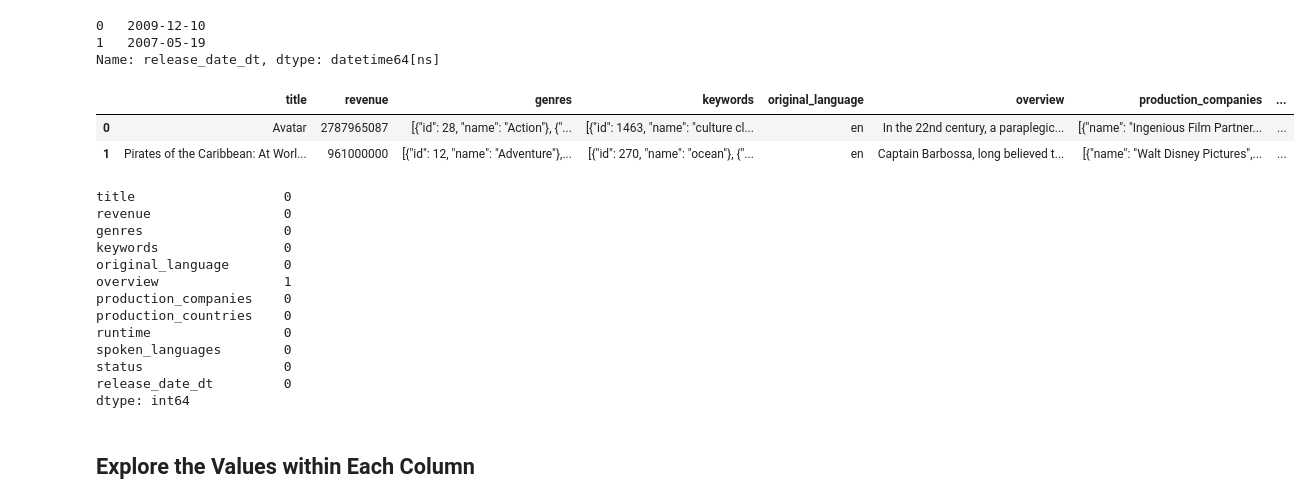
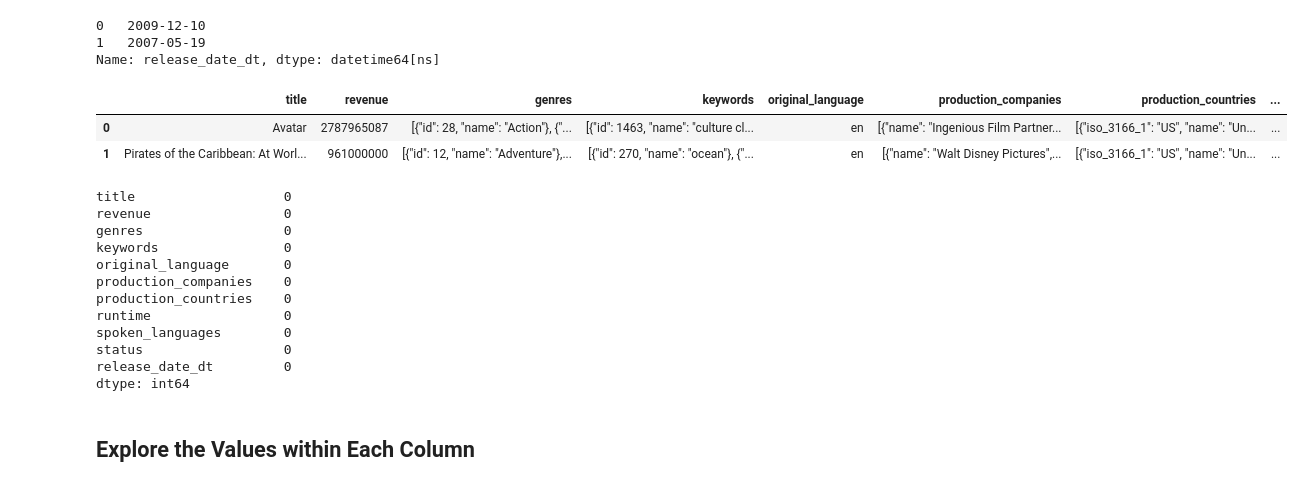
Before and after one commit to EmSchoof/MovieRevenuePrediction, a Jupyter notebook: 1_movie_data_wrangling.ipynb, the cells around one changed output. Cells and saved outputs as stored; diff of their text form; code cells hidden in the pictures.

```diff
--- a/1_movie_data_wrangling.ipynb
+++ b/1_movie_data_wrangling.ipynb
@@ -29,7 +28,7 @@ import matplotlib.pyplot as plt
 import datetime
 # %%
 # Load the dataset
-movie_df = DataFrame(pd.read_csv('Movie_Revenue_Predictions.csv'))
+movie_df = pd.DataFrame(pd.read_csv('Movie_Revenue_Predictions.csv'))
 movie_df.head()
 # %% [output]
 |  | title | tagline | revenue | budget | genres | homepage | id | keywords | original_language | overview | ... |
@@ -122,12 +121,12 @@ movie_df['release_date_dt'].head(2)
 Name: release_date_dt, dtype: datetime64[ns]
 # %%
 # Drop Unnecessary Columns and Columns with Too Many NaNs *(> 50% of entries)* to Resolve
-movie_df = movie_df.drop(columns=['id', 'budget', 'tagline', 'homepage', 'release_date'])
+movie_df = movie_df.drop(columns=['id', 'budget', 'tagline', 'overview', 'homepage', 'release_date'])
 movie_df.head(2)
 # %% [output]
-|  | title | revenue | genres | keywords | original_language | overview | production_companies | ... |
-| 0 | Avatar | 2787965087 | [{"id": 28, "name": "Action"}, {"... | [{"id": 1463, "name": "culture cl... | en | In the 22nd century, a paraplegic... | [{"name": "Ingenious Film Partner... | ... |
-| 1 | Pirates of the Caribbean: At Worl... | 961000000 | [{"id": 12, "name": "Adventure"},... | [{"id": 270, "name": "ocean"}, {"... | en | Captain Barbossa, long believed t... | [{"name": "Walt Disney Pictures",... | ... |
+|  | title | revenue | genres | keywords | original_language | production_companies | production_countries | ... |
+| 0 | Avatar | 2787965087 | [{"id": 28, "name": "Action"}, {"... | [{"id": 1463, "name": "culture cl... | en | [{"name": "Ingenious Film Partner... | [{"iso_3166_1": "US", "name": "Un... | ... |
+| 1 | Pirates of the Caribbean: At Worl... | 961000000 | [{"id": 12, "name": "Adventure"},... | [{"id": 270, "name": "ocean"}, {"... | en | [{"name": "Walt Disney Pictures",... | [{"iso_3166_1": "US", "name": "Un... | ... |
 # %%
 # Test output
 movie_df.isnull().sum()
@@ -137,7 +136,6 @@ revenue                 0
 genres                  0
 keywords                0
 original_language       0
-overview                1
 production_companies    0
 production_countries    0
 runtime                 0
```
Also changed, not shown: parts of 46 cells of this notebook, 2 other files.
